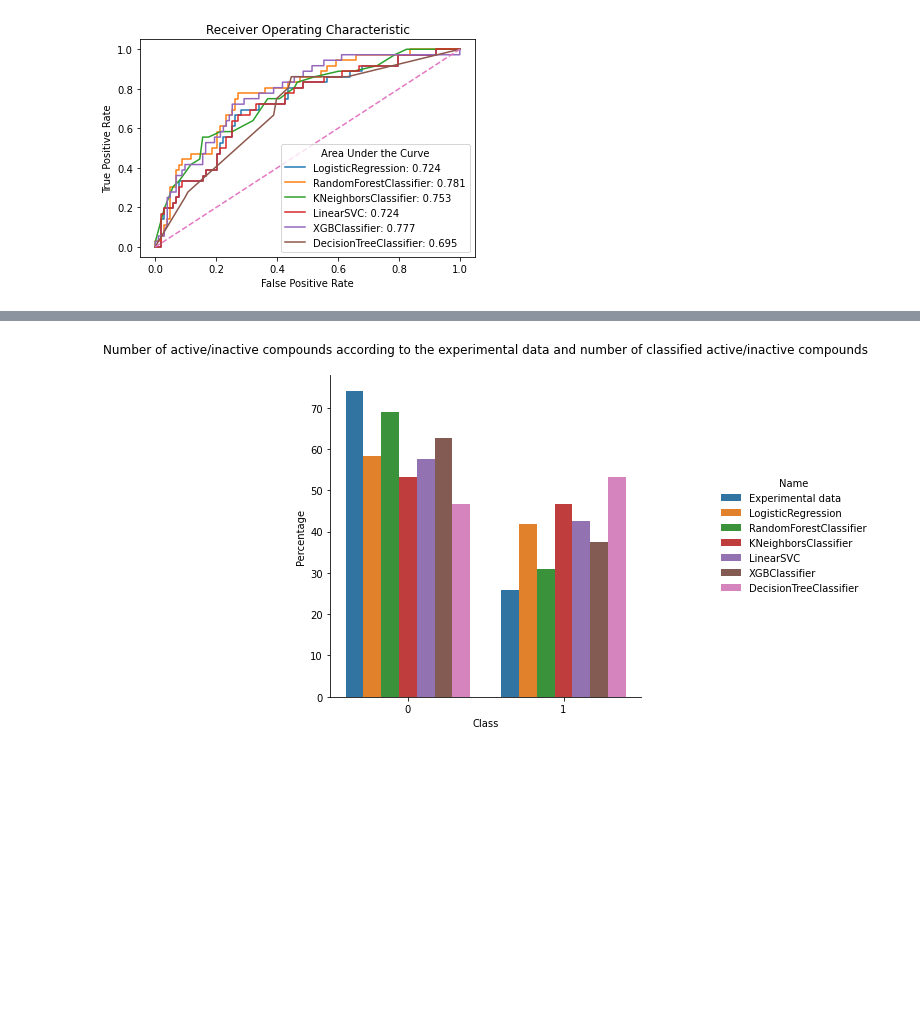
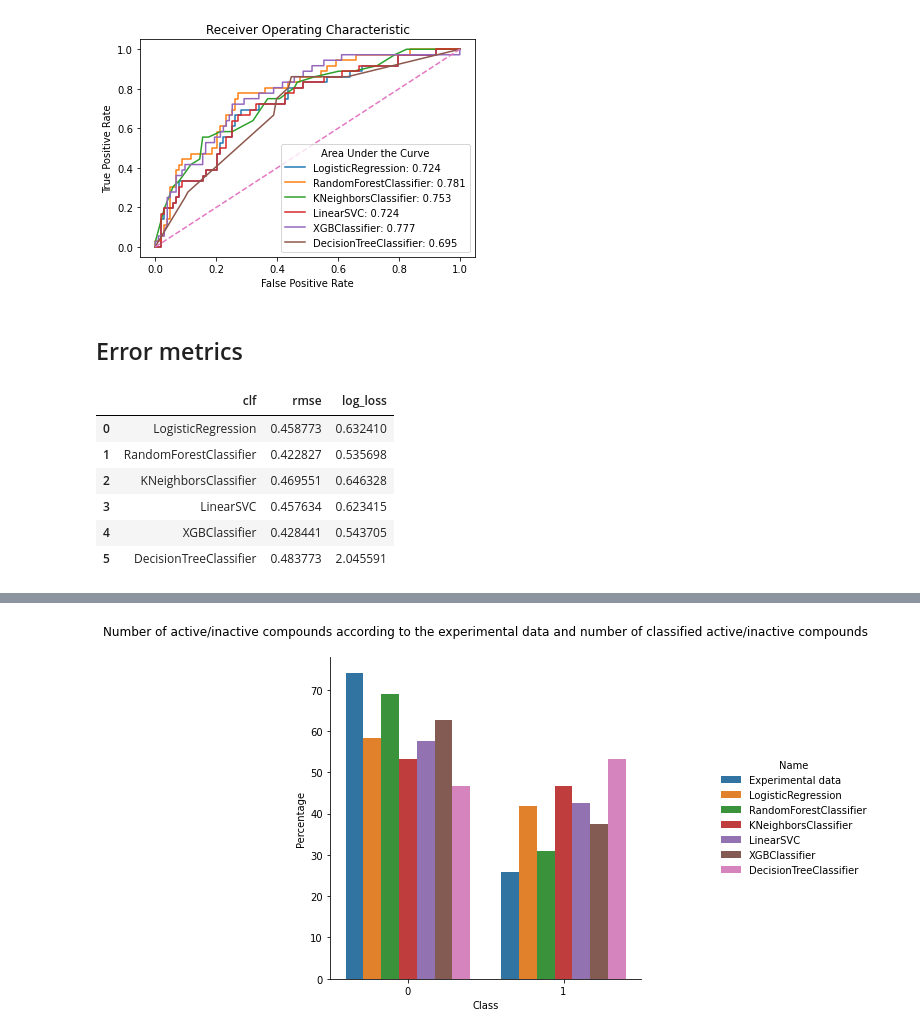
Before and after one commit to caiocrocha/SarsCov2Classifier, a Jupyter notebook: notebooks/ML_pipeline.ipynb, the cells around one changed output, grey strips where cells are left out. Drawn from its saved outputs; the diff is of its cells as text; code cells hidden in the pictures; blank space fills up the shorter version.

```diff
--- a/notebooks/ML_pipeline.ipynb
+++ b/notebooks/ML_pipeline.ipynb
@@ -314,3 +340,6 @@ LinearSVC               0.72    0.62    0.68
 XGBClassifier           0.78    0.66    0.73
 DecisionTreeClassifier  0.70    0.67    0.67
 [figure]
+# %% [markdown]
+<a id='error'></a>
+## Error metrics
@@ -316,0 +354,16 @@ DecisionTreeClassifier  0.70    0.67    0.67
+# %%
+error = []
+for model_name in classifiers:
+    rmse, logl = error_metrics(y_val, probas[model_name])
+    error.append([model_name, rmse, logl])
+
+error = pd.DataFrame(error, columns=['clf', 'rmse', 'log_loss'])
+error
+# %% [output]
+|  | clf | rmse | log_loss |
+| 0 | LogisticRegression | 0.458773 | 0.632410 |
+| 1 | RandomForestClassifier | 0.422827 | 0.535698 |
+| 2 | KNeighborsClassifier | 0.469551 | 0.646328 |
+| 3 | LinearSVC | 0.457634 | 0.623415 |
+| 4 | XGBClassifier | 0.428441 | 0.543705 |
+| 5 | DecisionTreeClassifier | 0.483773 | 2.045591 |
```
Also changed, not shown: parts of 15 cells of this notebook, 6 other files.
